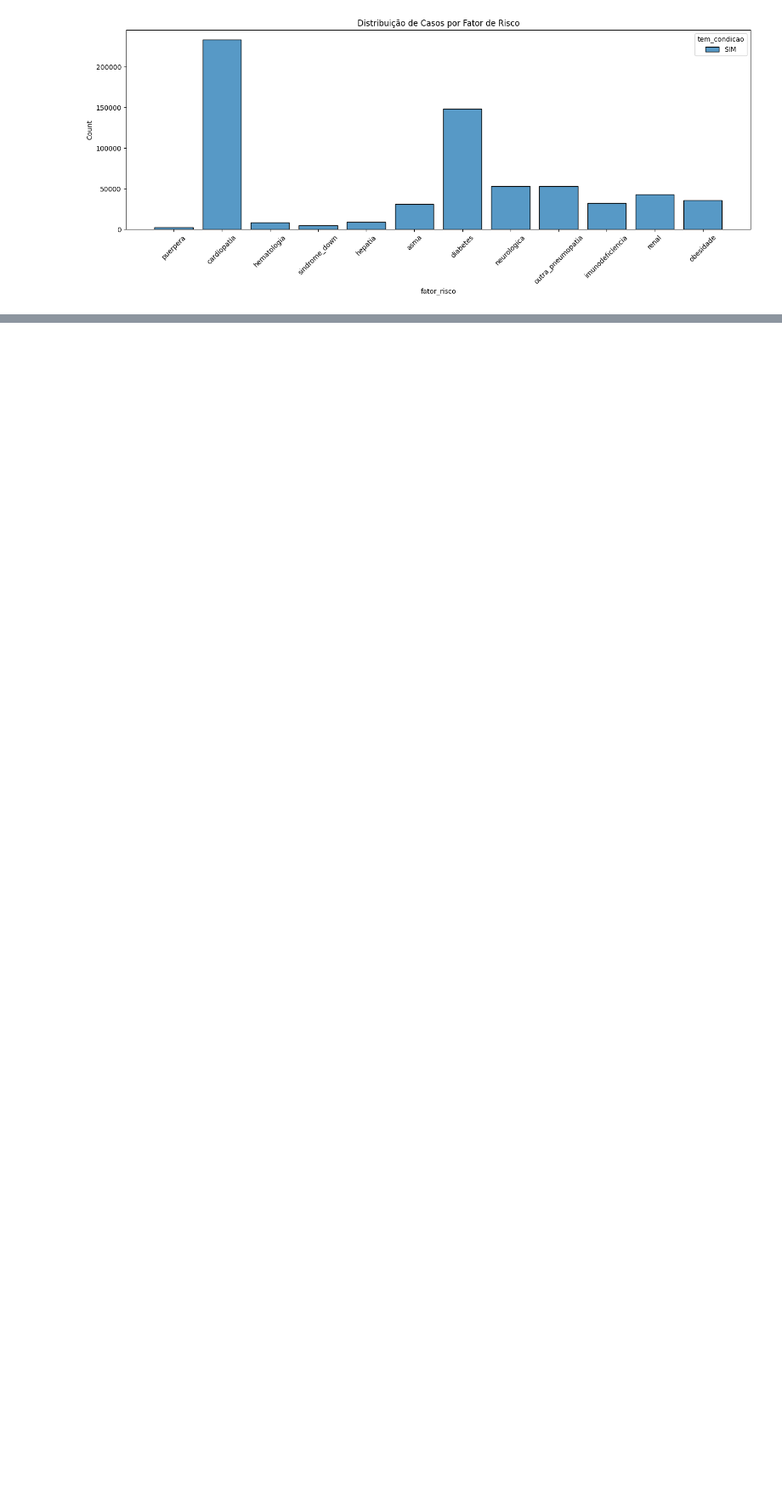
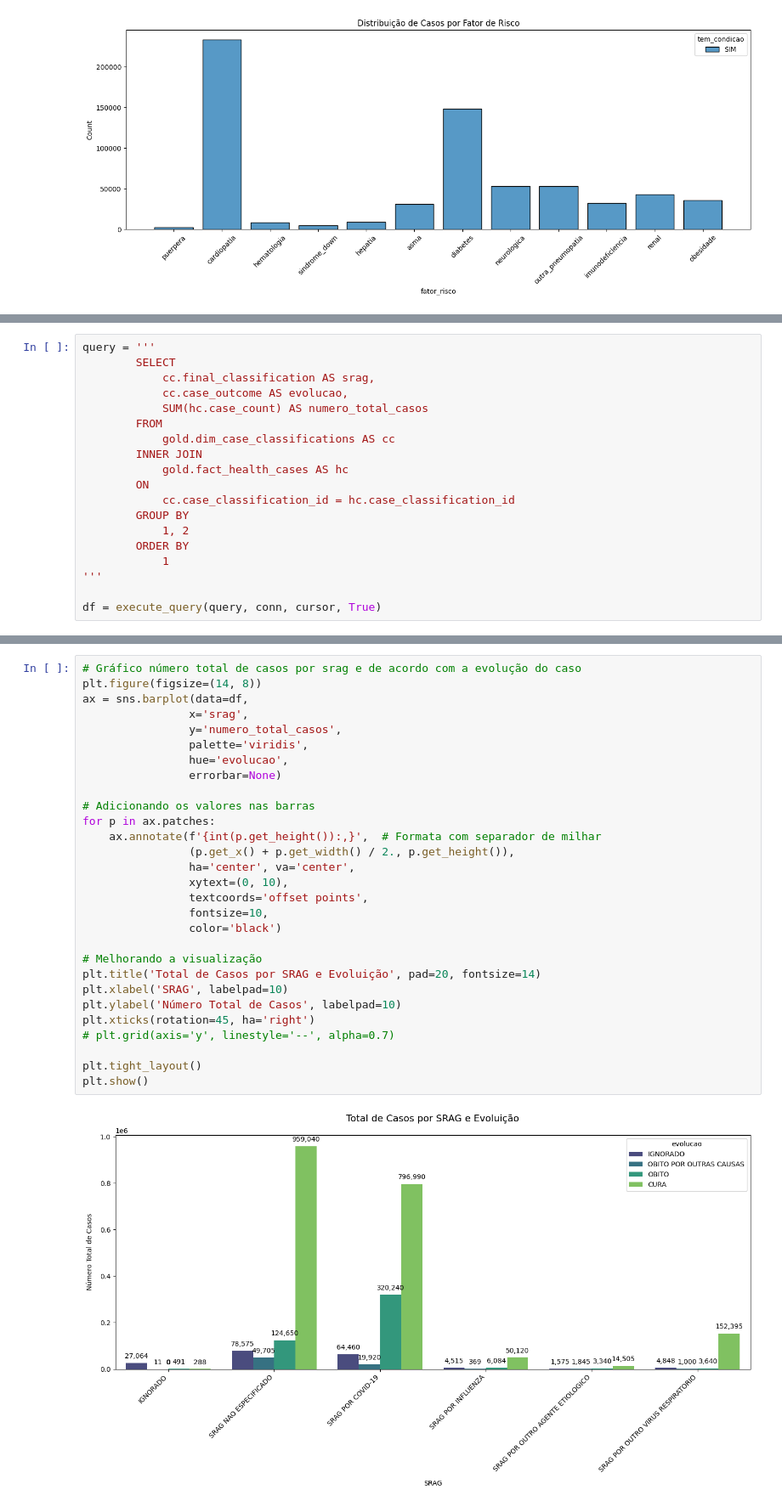
Before and after one commit to guifaraco/analytics-air-quality, a Jupyter notebook: notebooks/graficos_sus.ipynb, the cells around one changed output, grey strips where cells are left out. Shown at 85% size. Cells and saved outputs as stored; diff of their text form; blank space fills up the shorter version.

```diff
--- a/notebooks/graficos_sus.ipynb
+++ b/notebooks/graficos_sus.ipynb
@@ -271,0 +328,19 @@ plt.show()
+# %%
+query = '''
+        SELECT
+            cc.final_classification AS srag,
+            cc.case_outcome AS evolucao,
+            SUM(hc.case_count) AS numero_total_casos
+        FROM
+            gold.dim_case_classifications AS cc
+        INNER JOIN
+            gold.fact_health_cases AS hc
+        ON
+            cc.case_classification_id = hc.case_classification_id
+        GROUP BY
+            1, 2
+        ORDER BY
+            1
+'''
+
+df = execute_query(query, conn, cursor, True)
@@ -271,0 +349,31 @@ plt.show()
+# %%
+# Gráfico número total de casos por srag e de acordo com a evolução do caso
+plt.figure(figsize=(14, 8))
+ax = sns.barplot(data=df,
+                x='srag',
+                y='numero_total_casos',
+                palette='viridis',
+                hue='evolucao',
+                errorbar=None)
+
+# Adicionando os valores nas barras
+for p in ax.patches:
+    ax.annotate(f'{int(p.get_height()):,}',  # Formata com separador de milhar
+                (p.get_x() + p.get_width() / 2., p.get_height()),
+                ha='center', va='center',
+                xytext=(0, 10),
+                textcoords='offset points',
+                fontsize=10,
+                color='black')
+
+# Melhorando a visualização
+plt.title('Total de Casos por SRAG e Evoluição', pad=20, fontsize=14)
+plt.xlabel('SRAG', labelpad=10)
+plt.ylabel('Número Total de Casos', labelpad=10)
+plt.xticks(rotation=45, ha='right')
+# plt.grid(axis='y', linestyle='--', alpha=0.7)
+
+plt.tight_layout()
+plt.show()
+# %% [output]
+[figure, added]
```
Also changed, not shown: parts of 8 cells of this notebook, 4 other files.
